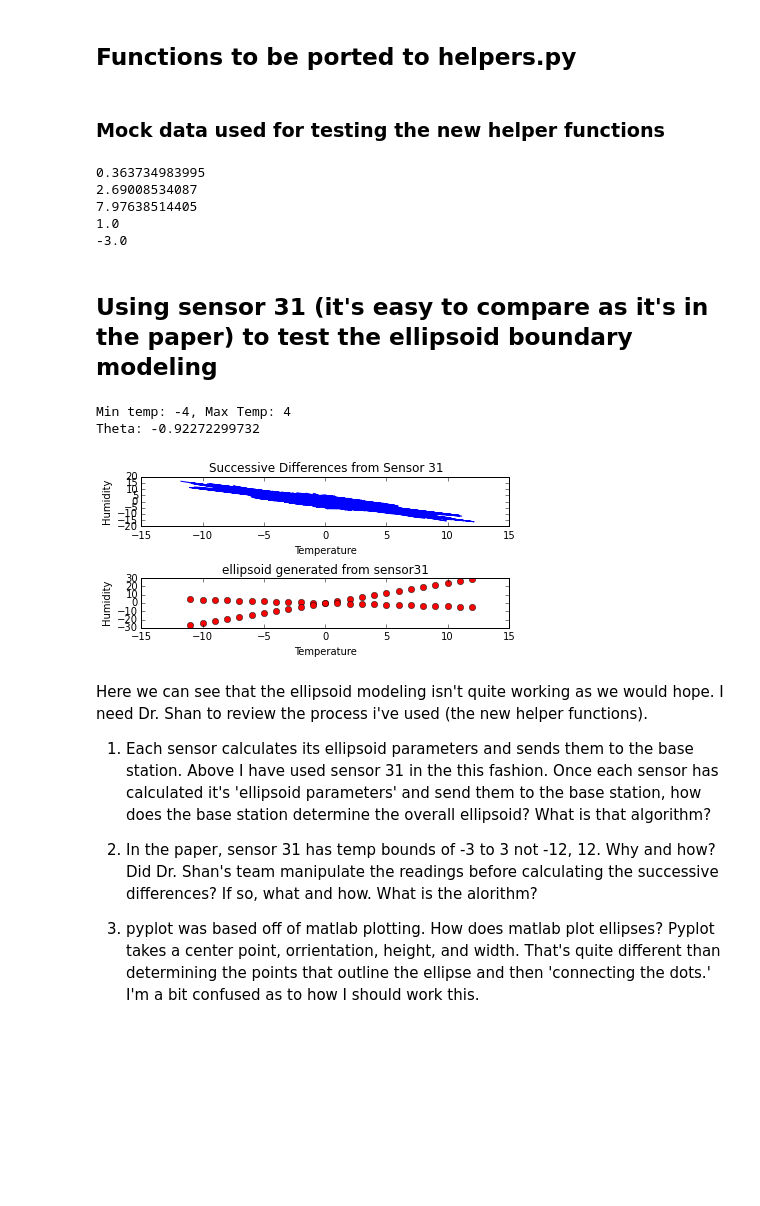
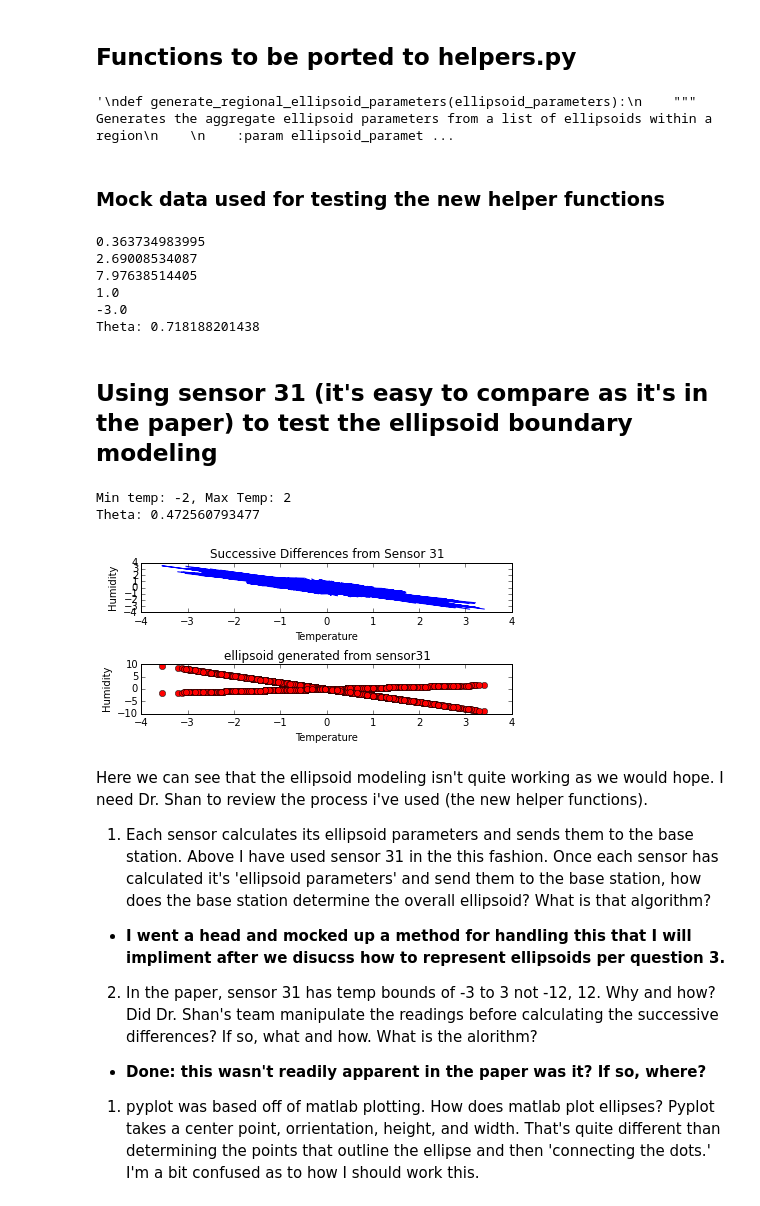
Before and after one commit to HarryRybacki-zz/SensorDataResearchReproduction, a Jupyter notebook: AnomalyDetectionNotebook.ipynb, the cells around one changed output. Cells and saved outputs as stored; diff of their text form; code cells hidden in the pictures; blank space fills up the shorter version.

```diff
--- a/AnomalyDetectionNotebook.ipynb
+++ b/AnomalyDetectionNotebook.ipynb
@@ -225,7 +260,7 @@ def calc_C(a, b, ti, theta):
     :return: C value used in ellipsoid boundary modeling
     """
     C = ((math.pow(ti, 2) * math.pow(math.cos(theta), 2)) / math.pow(a, 2)) + \
-        ((math.pow(ti, 2) * math.pow(math.sin(theta), 2)) / math.pow(b, 2))
+        ((math.pow(ti, 2) * math.pow(math.sin(theta), 2)) / math.pow(b, 2)) -1
 
     return C
 
@@ -264,7 +299,8 @@ def generate_ellipsoid(sensor_readings, a, b):
     as well as results from modeling ellipsoid boundaries
     """
     min_temp, max_temp = helpers.get_min_max_temp(sensor_readings)
-    theta = helpers.calculate_ellipsoid_orientation(sensor_readings)
+    theta = math.fabs(helpers.calculate_ellipsoid_orientation(sensor_readings))
+    print "Theta: %s" % theta
     A = calc_A(a, b, theta) # A is independant of the temperatures
 
     ellipsoid_parameters = {
@@ -278,16 +314,31 @@ def generate_ellipsoid(sensor_readings, a, b):
     #@TODO(hrybcki): This currently only steps up with ints. Need to make a more granular adjustment metric.
     # Starting at the minimum temp for a given set of sensor readings, calculate the respective 'hi1' and 'hi2'
     # that represent the upper and lower ellipsoid points for a given temp.
-    for temp in range(min_temp, max_temp+1):
+    # Make this loop calculate hi1/hi2 for EACH temperature in the dataset not the min/max range
+    #for temp in range(min_temp, max_temp+1):
+    for reading in sensor_readings:
         #print "Temp: %s" % temp
-        B = calc_B(a, b, temp, theta)
-        C = calc_C(a, b, temp, theta)
+        B = calc_B(a, b, reading[0], theta)
+        C = calc_C(a, b, reading[0], theta)
         hi1 = calc_hi1(A, B, C, theta)
-        ellipsoid_parameters['ellipsoid_points'].append((temp, hi1))
+        ellipsoid_parameters['ellipsoid_points'].append((reading[0], hi1))
         hi2 = calc_hi2(A, B, C, theta)
-        ellipsoid_parameters['ellipsoid_points'].append((temp, hi2))
+        ellipsoid_parameters['ellipsoid_points'].append((reading[0], hi2))
 
     return ellipsoid_parameters
+
+'''
+def generate_regional_ellipsoid_parameters(ellipsoid_parameters):
+    """ Generates the aggregate ellipsoid parameters from a list of ellipsoids within a region
+
+    :param ellipsoid_parameters: list of dictionaries representing ellispoid parameters from individual sensors
+    :return: dictionary representing the aggregate ellipsoid paremeters for a given region
+    #@TODO(hrybacki): impliment after figuring out the ellipsoid stuff
+
+    pass
+'''
+# %% [output]
+'\ndef generate_regional_ellipsoid_parameters(ellipsoid_parameters):\n    """ Generates the aggregate ellipsoid parameters from a list of ellipsoids within a region\n    \n    :param ellipsoid_paramet ...
 # %% [markdown]
 ### Mock data used for testing the new helper functions
 # %%
@@ -296,13 +347,14 @@ print calc_B(1, 2, 3, .4)
 print calc_C(1, 2, 3, .4)
 print calc_hi1(1, 2, 3, -.9)
 print calc_hi2(1, 2, 3, -.9)
-params = generate_ellipsoid(differences['31'], 2, 2)
+params = generate_ellipsoid(differences['31'], 1.7601, 4.1168)
 # %% [output]
 0.363734983995
 2.69008534087
 7.97638514405
 1.0
 -3.0
+Theta: 0.718188201438
 # %% [markdown]
 ## Using sensor 31 (it's easy to compare as it's in the paper) to test the ellipsoid boundary modeling
 # %%
@@ -310,42 +362,42 @@ params = generate_ellipsoid(differences['31'], 2, 2)
 pyplot.figure(2)
 
 # Grab the min/max temp for sensor 31
 min_temp, max_temp = helpers.get_min_max_temp(differences['3'])
 print "Min temp: %s, Max Temp: %s" % (min_temp, max_temp)
 
 # Determine the orrientation of the raw measurements from sensor 31
-theta = helpers.calculate_ellipsoid_orientation(differences['3'])
+theta = math.fabs(helpers.calculate_ellipsoid_orientation(differences['3']))
 print "Theta: %s" % theta
 
 # Plot the successive differences from sensor 31
 pyplot.subplot(311)
 pyplot.plot([reading[0] for reading in differences['31']],
             [reading[1] for reading in differences['31']])
 pyplot.xlabel('Temperature')
 pyplot.ylabel('Humidity')
 pyplot.title('Successive Differences from Sensor 31')
 
 # Plot the points calculated that represent the ellipseoid's boundary sensor 31
 pyplot.subplot(312)
 pyplot.plot([reading[0] for reading in params['ellipsoid_points']],
             [reading[1] for reading in params['ellipsoid_points']],
             'ro')
 pyplot.xlabel('Temperature')
 pyplot.ylabel('Humidity')
 pyplot.title('ellipsoid generated from sensor31')
 
 # Group the subplots and display below
 pyplot.tight_layout()
 pyplot.show()
 # %% [output]
-Min temp: -4, Max Temp: 4
-Theta: -0.92272299732
+Min temp: -2, Max Temp: 2
+Theta: 0.472560793477
-[figure, old version]
+[figure, new version]
 # %% [markdown]
 Here we can see that the ellipsoid modeling isn't quite working as we would hope. I need Dr. Shan to review the process i've used (the new helper functions).
 
 1. Each sensor calculates its ellipsoid parameters and sends them to the base station. Above I have used sensor 31 in the this fashion. Once each sensor has calculated it's 'ellipsoid parameters' and send them to the base station, how does the base station determine the overall ellipsoid? What is that algorithm?
-
-1. In the paper, sensor 31 has temp bounds of -3 to 3 not -12, 12. Why and how? Did Dr. Shan's team manipulate the readings before calculating the successive differences? If so, what and how. What is the alorithm?
-
+  * **I went a head and mocked up a method for handling this that I will impliment after we disucss how to represent ellipsoids per question 3.**
+2. In the paper, sensor 31 has temp bounds of -3 to 3 not -12, 12. Why and how? Did Dr. Shan's team manipulate the readings before calculating the successive differences? If so, what and how. What is the alorithm?
+  * **Done: this wasn't readily apparent in the paper was it? If so, where?**
 1. pyplot was based off of matlab plotting. How does matlab plot ellipses? Pyplot takes a center point, orrientation, height, and width. That's quite different than determining the points that outline the ellipse and then 'connecting the dots.' I'm a bit confused as to how I should work this.
```
Also changed, not shown: parts of 4 cells of this notebook, 1 other file.
